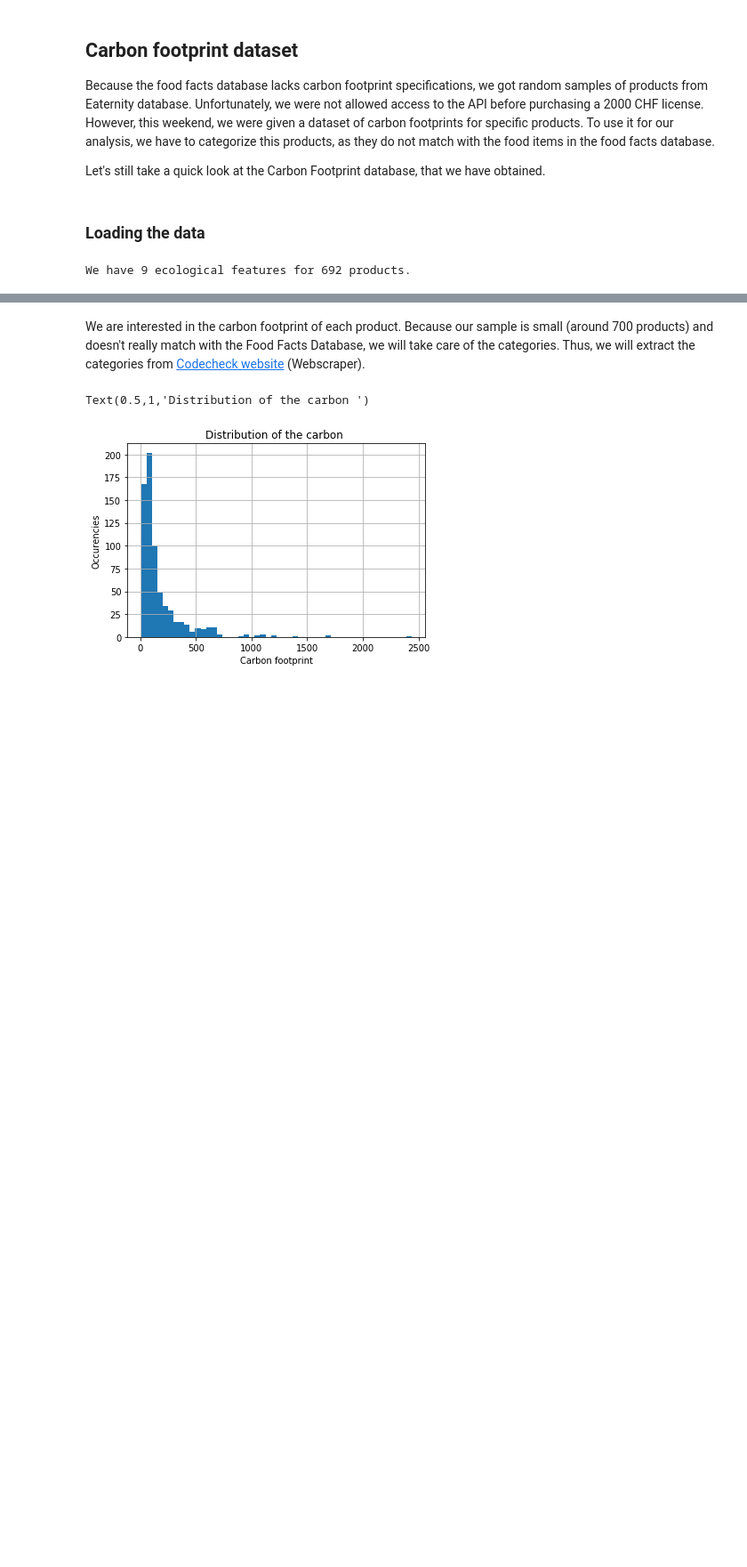
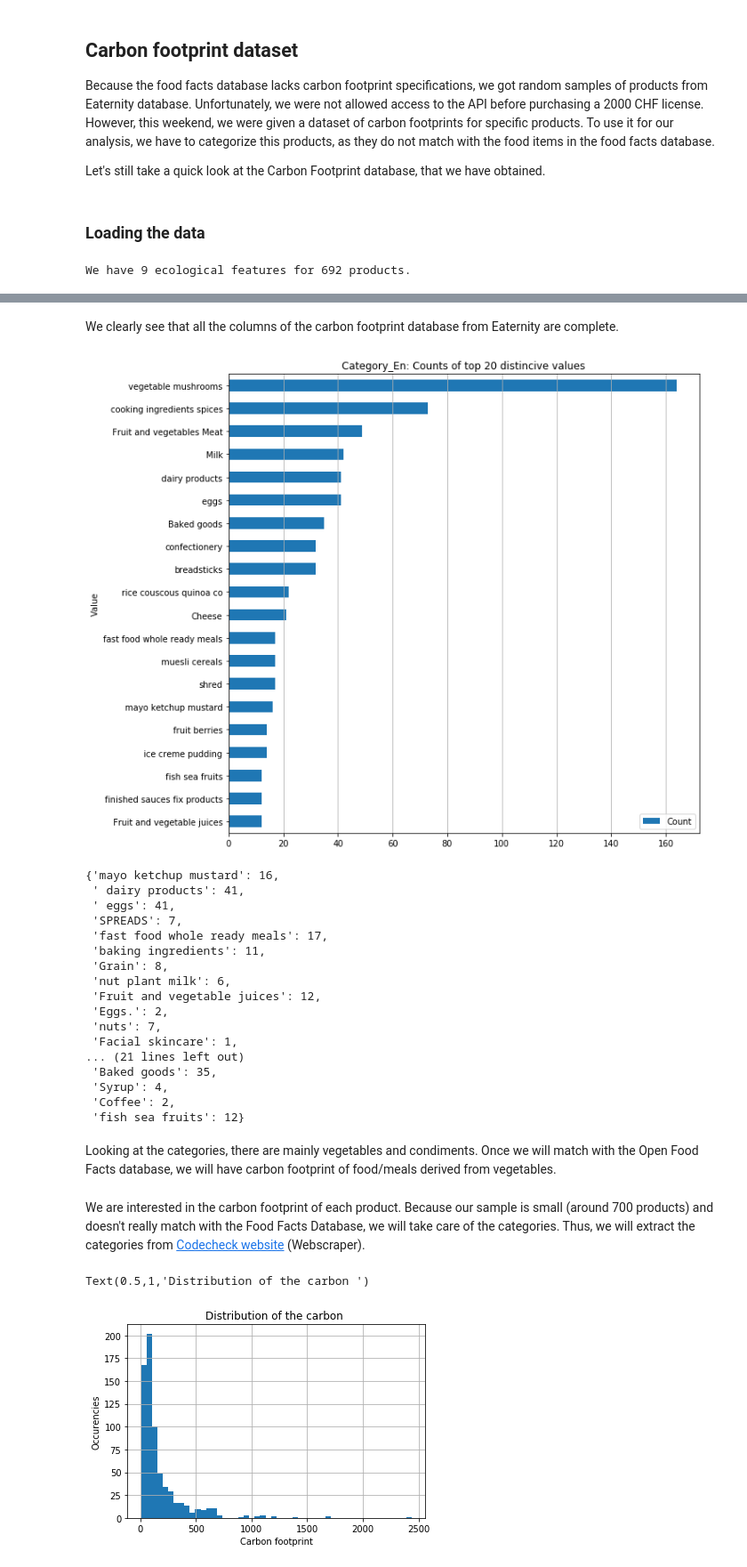
Before and after one commit to RedHotDataProject/Project_ADA, a Jupyter notebook: Open Food Facts - Cleanse data.ipynb, the cells around one changed output, grey strips where cells are left out. Shown at 89% size. Saved outputs shown, nothing was run; the diff lists cells and outputs as text; code cells hidden in the pictures; blank space fills up the shorter version.

```diff
--- a/Open Food Facts - Cleanse data.ipynb
+++ b/Open Food Facts - Cleanse data.ipynb
@@ -314,3 +323,28 @@ carbon_footprint_categories_pd
+# %% [markdown]
+We clearly see that all the columns of the carbon footprint database from Eaternity are complete.
+# %%
+visualize.plot_occurences_of_distinct_values_from_strings(carbon_footprint_categories_pd, 'category_en')
+# %% [output]
+[figure, added]
+{'mayo ketchup mustard': 16,
+ ' dairy products': 41,
+ ' eggs': 41,
+ 'SPREADS': 7,
+ 'fast food whole ready meals': 17,
+ 'baking ingredients': 11,
+ 'Grain': 8,
+ 'nut plant milk': 6,
+ 'Fruit and vegetable juices': 12,
+ 'Eggs.': 2,
+ 'nuts': 7,
+ 'Facial skincare': 1,
+... (21 lines left out)
+ 'Baked goods': 35,
+ 'Syrup': 4,
+ 'Coffee': 2,
+ 'fish sea fruits': 12}
+# %% [markdown]
+Looking at the categories, there are mainly vegetables and condiments. Once we will match with the Open Food Facts database, we will have carbon footprint of food/meals derived from vegetables.
 # %% [markdown]
 We are interested in the carbon footprint of each product. Because our sample is small (around 700 products) and doesn't really match with the Food Facts Database, we will take care of the categories. Thus, we will extract the categories from [Codecheck website](https://www.codecheck.info/) (Webscraper).
 # %%
```
Also changed, not shown: parts of 40 cells of this notebook, 3 other files.
